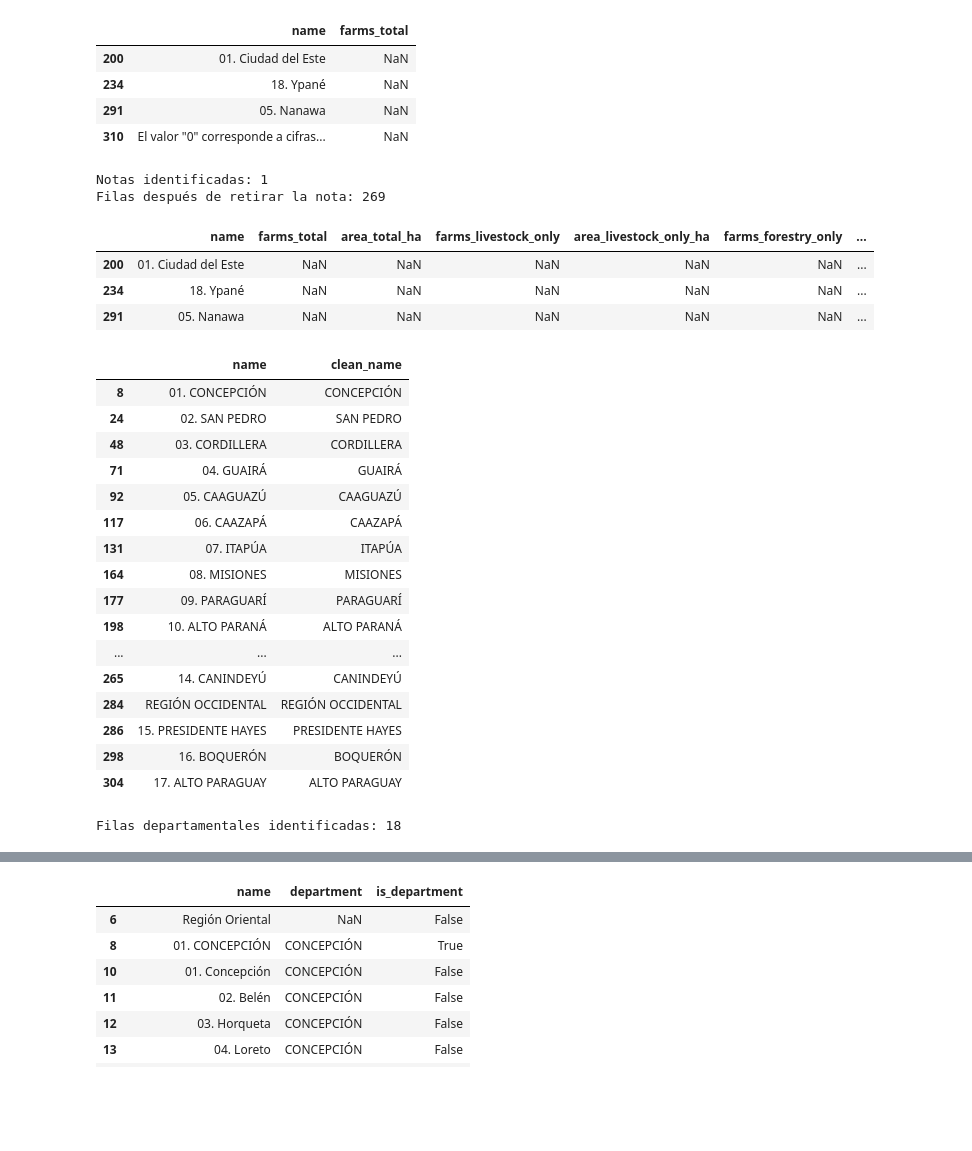
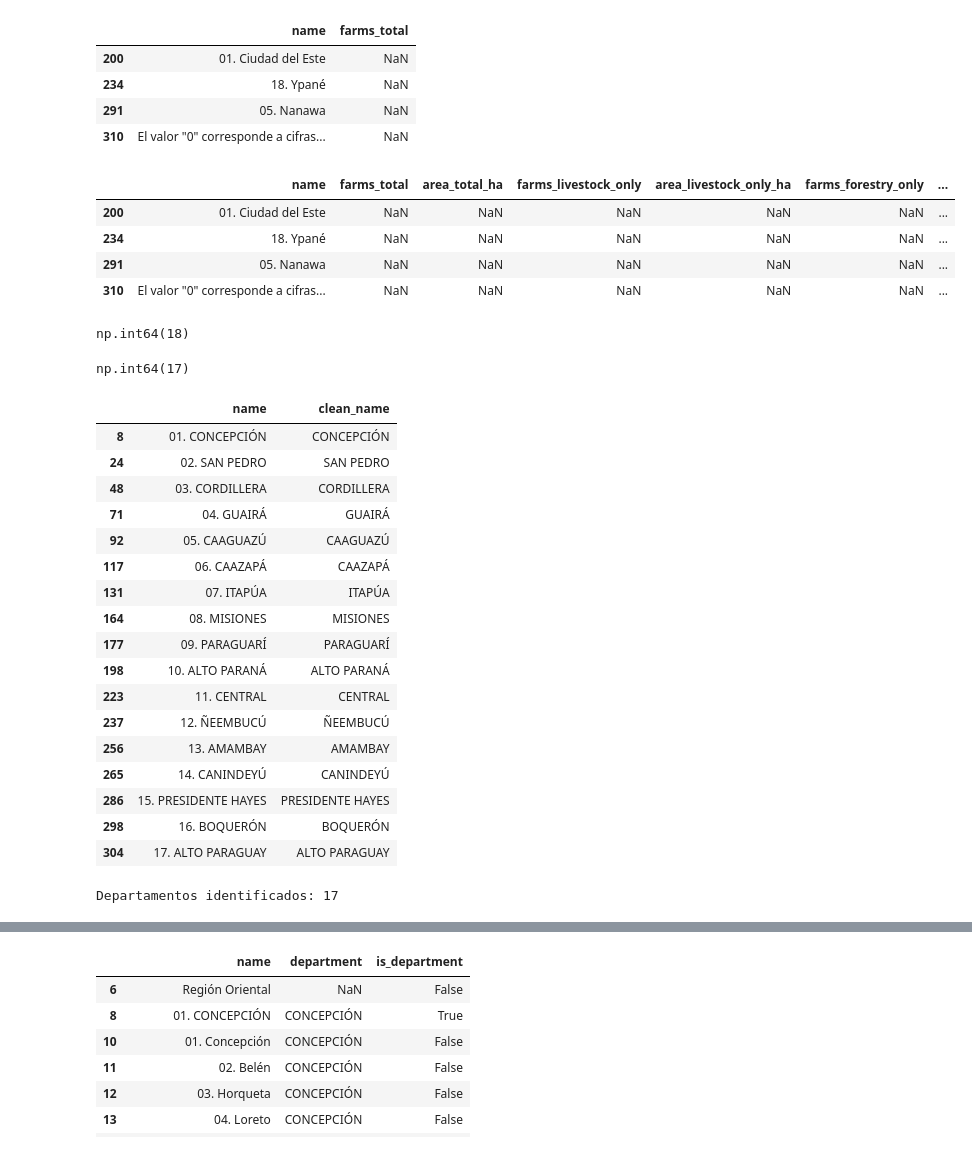
Before and after one commit to Ben-069/DataManPy, a Jupyter notebook: NBIPAR_Dengean&Ortega.ipynb, the cells around one changed output, grey strips where cells are left out. Cells and saved outputs as stored; diff of their text form; code cells hidden in the pictures; blank space fills up the shorter version.

```diff
--- a/NBIPAR_Dengean&Ortega.ipynb
+++ b/NBIPAR_Dengean&Ortega.ipynb
@@ -699,8 +780,10 @@ Columna: 16
 # %%
-can = agrcensus2022.iloc[6:].copy()
-can.columns = ["name","farms_total","area_total_ha","farms_livestock_only","area_livestock_only_ha","farms_forestry_only","area_forestry_only_ha","farms_forestry_livestock","area_forestry_livestock_ha",
+#"Can" stands for Censo Agropecuario Nacional
+#changed names in spanish to enlgish meaningful variables names
+can2022 = agrcensus2022.iloc[6:].copy()
+can2022.columns = ["name","farms_total","area_total_ha","farms_livestock_only","area_livestock_only_ha","farms_forestry_only","area_forestry_only_ha","farms_forestry_livestock","area_forestry_livestock_ha",
 "farms_crops_only","area_crops_only_ha","farms_crops_livestock","area_crops_livestock_ha","farms_crops_forestry","area_crops_forestry_ha","farms_crops_forestry_livestock","area_crops_forestry_livestock_ha"]
-can.head(5)
+can2022.head(5)
 # %% [output]
 |  | name | farms_total | area_total_ha | farms_livestock_only | area_livestock_only_ha | farms_forestry_only | ... |
 | 6 | Región Oriental | 283052 | 13397506.4999 | 66943 | 4105260.965 | 655 | ... |
@@ -718,9 +801,9 @@ can.tail(5)
 | 309 | 05. Carmelo Peralta | 186 | 398145.0 | 105 | 357383.0 | - | ... |
 | 310 | El valor "0" corresponde a cifras... | NaN | NaN | NaN | NaN | NaN | ... |
 # %%
-len(can)
-can = can.dropna(how="all").copy()
-can.tail(6)
+len(can2022)
+can2022 = can2022.dropna(how="all").copy()
+can2022.tail(6)
 # %% [output]
 |  | name | farms_total | area_total_ha | farms_livestock_only | area_livestock_only_ha | farms_forestry_only | ... |
 | 304 | 17. ALTO PARAGUAY | 1057 | 4872898.813 | 933 | 4446893.813 | - | ... |
@@ -737,25 +820,12 @@ can.loc[can["farms_total"].isna(),["name", "farms_total"]]
 | 234 | 18. Ypané | NaN |
 | 291 | 05. Nanawa | NaN |
 | 310 | El valor "0" corresponde a cifras... | NaN |
-# %%
-is_note = can["name"].str.startswith(
-    'El valor "0"',
-    na=False
-)
-
-print("Notas identificadas:", is_note.sum())
-
-can = can.loc[~is_note].copy()
-
-print("Filas después de retirar la nota:", len(can))
-# %% [output]
-Notas identificadas: 1
-Filas después de retirar la nota: 269
 # %%
-can.loc[can["farms_total"].isna()]
+can2022.loc[can2022["farms_total"].isna()]
 # %% [output]
 |  | name | farms_total | area_total_ha | farms_livestock_only | area_livestock_only_ha | farms_forestry_only | ... |
 | 200 | 01. Ciudad del Este | NaN | NaN | NaN | NaN | NaN | ... |
 | 234 | 18. Ypané | NaN | NaN | NaN | NaN | NaN | ... |
 | 291 | 05. Nanawa | NaN | NaN | NaN | NaN | NaN | ... |
+| 310 | El valor "0" corresponde a cifras... | NaN | NaN | NaN | NaN | NaN | ... |
 # %%
@@ -764,6 +834,17 @@ can["is_department"] = can["clean_name"].str.isupper()
+# %%
+can2022.loc[can2022["is_department"],["name", "clean_name"]]
+can2022["is_department"].sum()
+# %% [output]
+np.int64(18)
+# %%
+has_numeric_prefix = can2022["name"].str.match(r"^\d+\.",na=False)
+can2022["is_department"] = (can2022["clean_name"].str.isupper()& has_numeric_prefix)
+can2022["is_department"].sum()
+# %% [output]
+np.int64(17)
 # %%
-display(can.loc[can["is_department"],["name", "clean_name"]])
-print("Filas departamentales identificadas:", can["is_department"].sum())
+display(can2022.loc[can2022["is_department"],["name", "clean_name"]])
+print("Departamentos identificados:", can2022["is_department"].sum())
 # %% [output]
 |  | name | clean_name |
 | 8 | 01. CONCEPCIÓN | CONCEPCIÓN |
@@ -776,10 +857,11 @@ print("Filas departamentales identificadas:", can["is_department"].sum())
 | 164 | 08. MISIONES | MISIONES |
 | 177 | 09. PARAGUARÍ | PARAGUARÍ |
 | 198 | 10. ALTO PARANÁ | ALTO PARANÁ |
-| ... | ... | ... |
+| 223 | 11. CENTRAL | CENTRAL |
+| 237 | 12. ÑEEMBUCÚ | ÑEEMBUCÚ |
+| 256 | 13. AMAMBAY | AMAMBAY |
 | 265 | 14. CANINDEYÚ | CANINDEYÚ |
-| 284 | REGIÓN OCCIDENTAL | REGIÓN OCCIDENTAL |
 | 286 | 15. PRESIDENTE HAYES | PRESIDENTE HAYES |
 | 298 | 16. BOQUERÓN | BOQUERÓN |
 | 304 | 17. ALTO PARAGUAY | ALTO PARAGUAY |
-Filas departamentales identificadas: 18
+Departamentos identificados: 17
```
Also changed, not shown: parts of 136 cells of this notebook.
